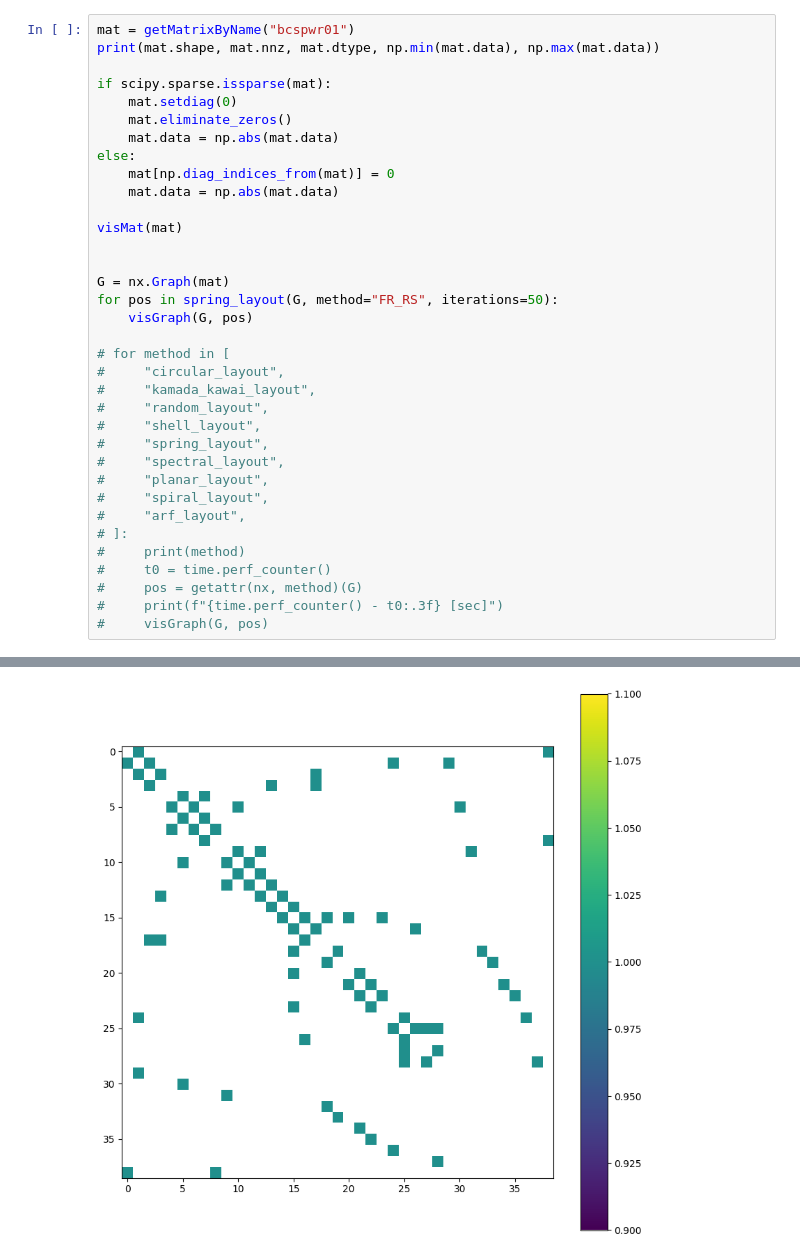
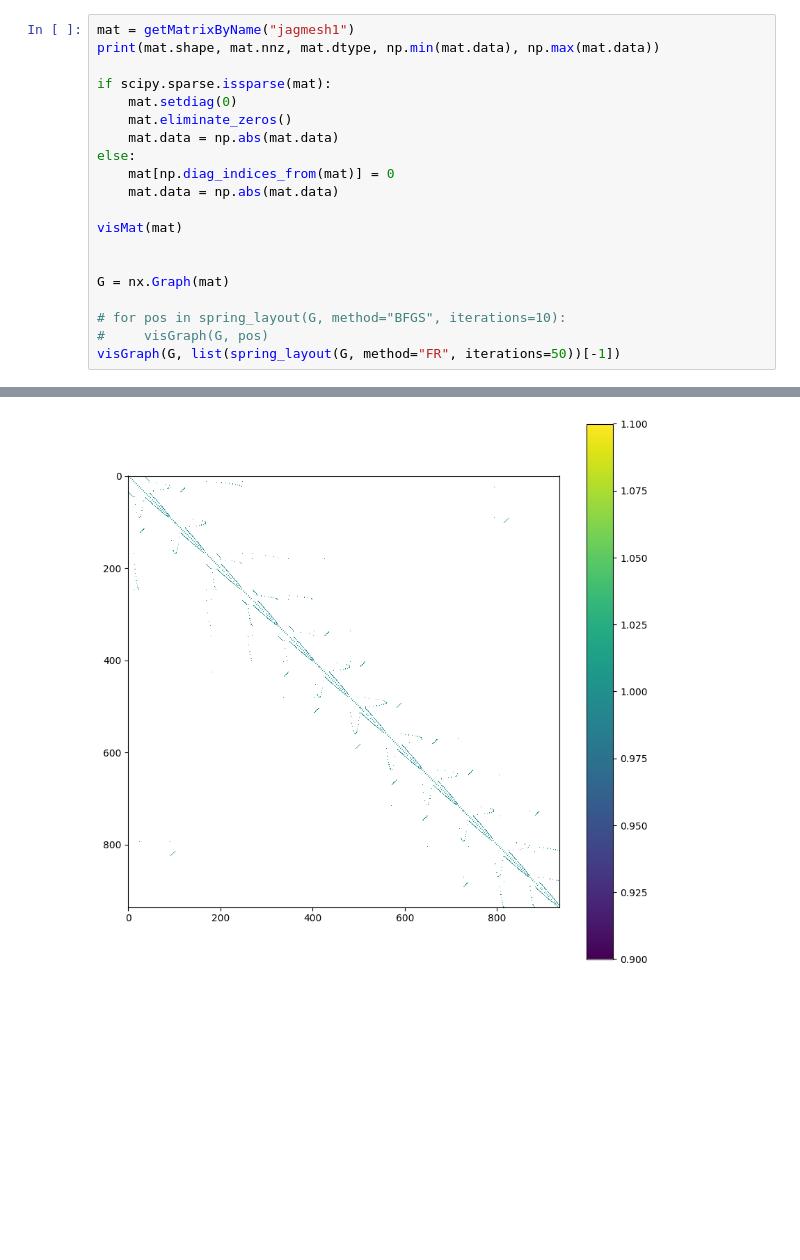
Before and after one commit to HirokiHamaguchi/Initial_Placement_for_Fruchterman-Reingold_Force_Model_with_Coordinate_Newton_Direction, a Jupyter notebook: src/jupyter/test.ipynb, the cells around one changed output, grey strips where cells are left out. Saved outputs shown, nothing was run; the diff lists cells and outputs as text; blank space fills up the shorter version.

```diff
--- a/src/jupyter/test.ipynb
+++ b/src/jupyter/test.ipynb
@@ -33,5 +11,5 @@ import time
 # %%
-mat = getMatrixByName("bcspwr01")
+mat = getMatrixByName("jagmesh1")
 print(mat.shape, mat.nnz, mat.dtype, np.min(mat.data), np.max(mat.data))
 
 if scipy.sparse.issparse(mat):
@@ -46,23 +24,8 @@ visMat(mat)
 
 
 G = nx.Graph(mat)
-for pos in spring_layout(G, method="FR_RS", iterations=50):
-    visGraph(G, pos)
 
-# for method in [
-#     "circular_layout",
-#     "kamada_kawai_layout",
-#     "random_layout",
-#     "shell_layout",
-#     "spring_layout",
-#     "spectral_layout",
-#     "planar_layout",
-#     "spiral_layout",
-#     "arf_layout",
-# ]:
-#     print(method)
-#     t0 = time.perf_counter()
-#     pos = getattr(nx, method)(G)
-#     print(f"{time.perf_counter() - t0:.3f} [sec]")
+# for pos in spring_layout(G, method="BFGS", iterations=10):
 #     visGraph(G, pos)
+visGraph(G, list(spring_layout(G, method="FR", iterations=50))[-1])
 # %% [output]
@@ -70 +33 @@ for pos in spring_layout(G, method="FR_RS", iterations=50):
-[figure, old version]
+[figure, new version]
```
Also changed, not shown: parts of 4 cells of this notebook, 4 other files.
